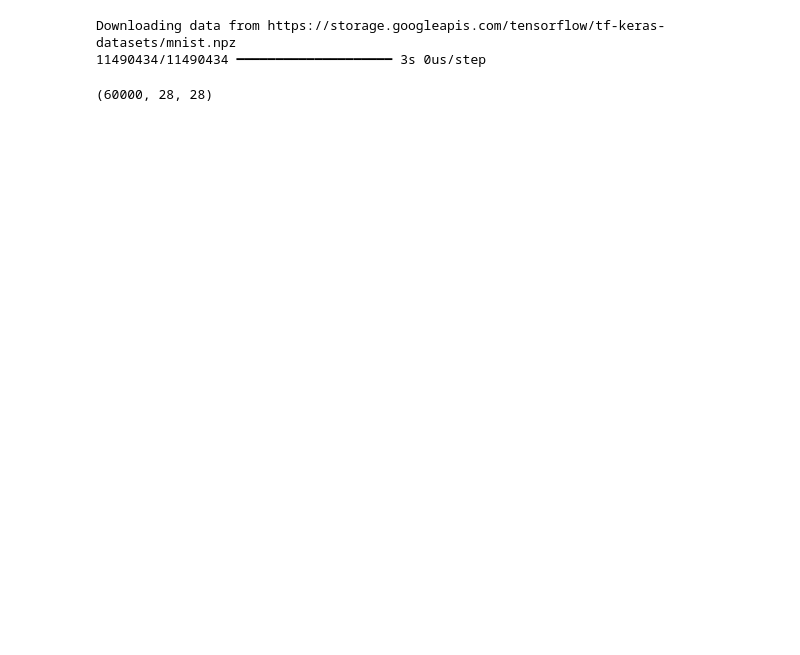
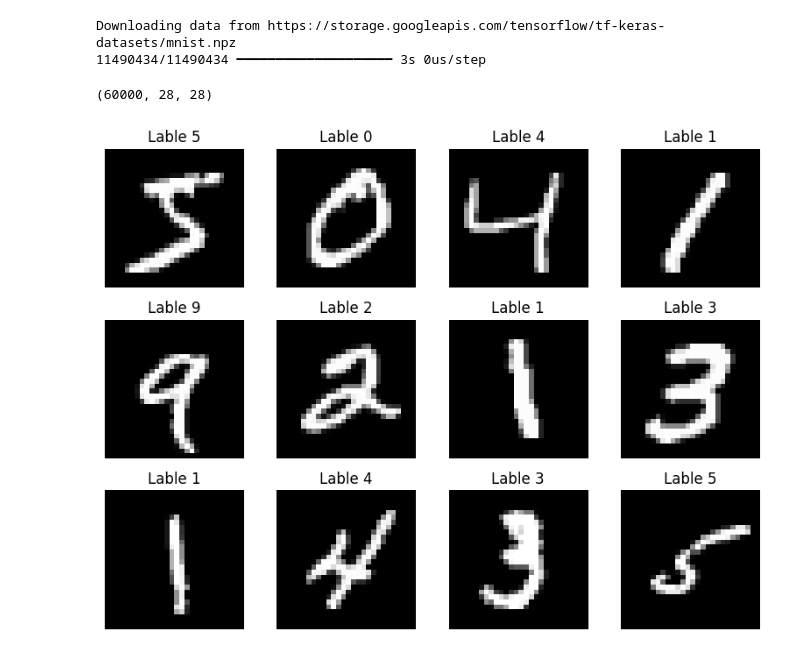
Before and after one commit to arybadj/deep-learning, a Jupyter notebook: mnist dl tensorflow/app.ipynb, the cells around one changed output. Cells and saved outputs as stored; diff of their text form; code cells hidden in the pictures; blank space fills up the shorter version.

```diff
--- a/mnist dl tensorflow/app.ipynb
+++ b/mnist dl tensorflow/app.ipynb
@@ -66,4 +66,15 @@ x_train.shape
 # %% [output]
 (60000, 28, 28)
 # %%
-plt.Figure
+plt.figure(figsize=(8,6))
+
+for i in range(12):
+    plt.subplot(3,4,i+1)
+    plt.imshow(x_train[i],cmap='gray')
+    plt.title(f"Lable {y_train[i]}")
+    plt.axis("off")
+
+plt.tight_layout()
+plt.show()
+# %% [output]
+[figure, added]
```
Also changed, not shown: parts of 4 cells of this notebook.
